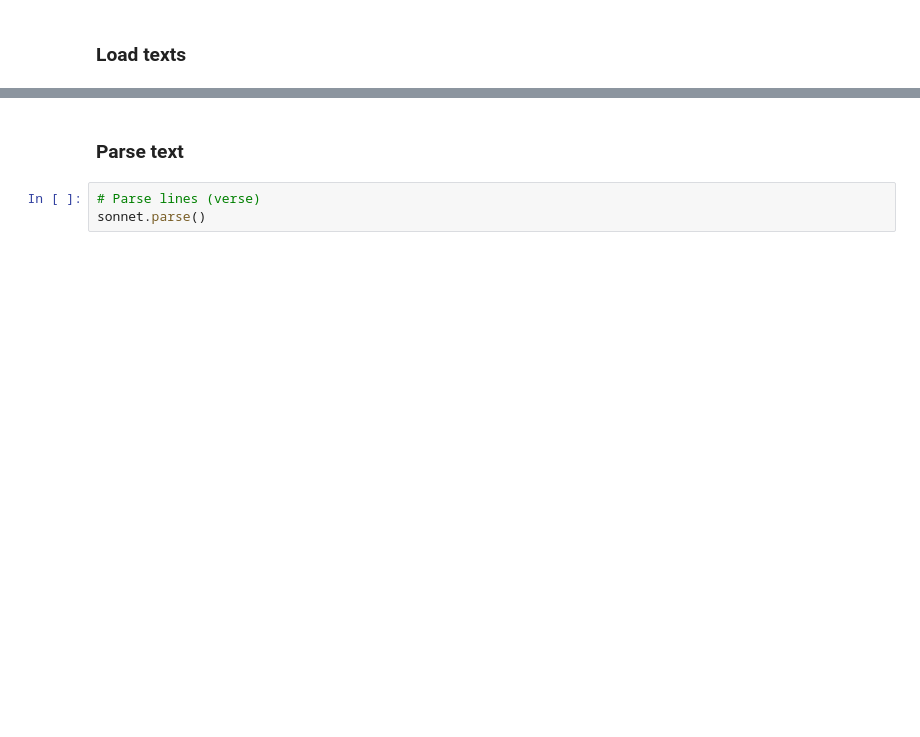
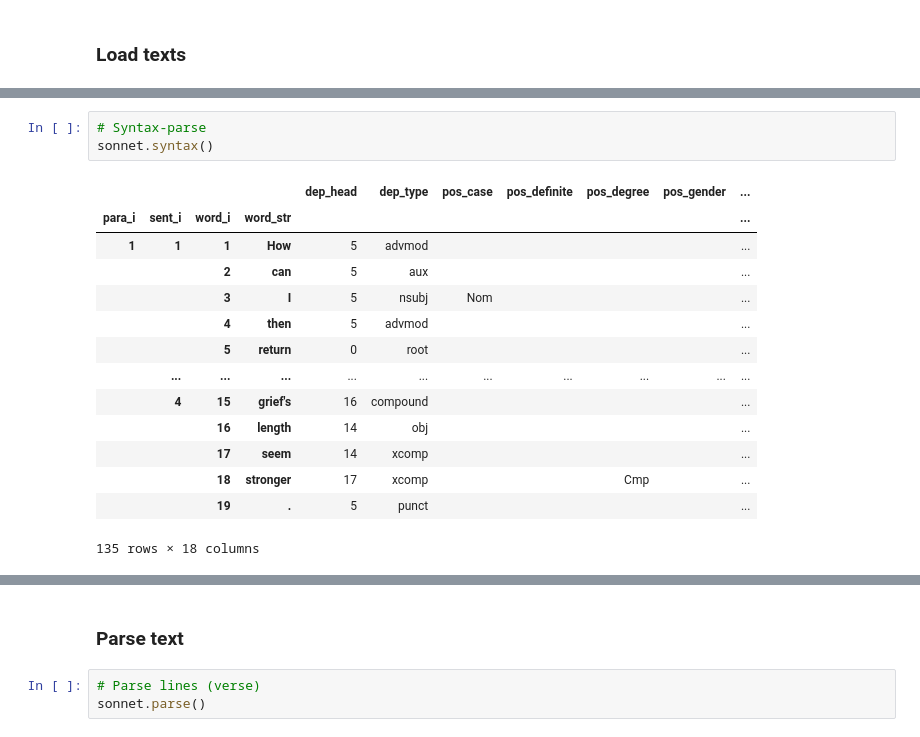
Before and after one commit to quadrismegistus/cadence, a Jupyter notebook: README.ipynb, the cells around one changed output, grey strips where cells are left out. Cells and saved outputs as stored; diff of their text form; blank space fills up the shorter version.

```diff
--- a/README.ipynb
+++ b/README.ipynb
@@ -97,0 +92,18 @@ para.scan()
+# %%
+# Syntax-parse
+sonnet.syntax()
+# %% [output]
+|  |  |  |  | dep_head | dep_type | pos_case | pos_definite | pos_degree | pos_gender | ... |
+| para_i | sent_i | word_i | word_str |  |  |  |  |  |  | ... |
+| 1 | 1 | 1 | How | 5 | advmod |  |  |  |  | ... |
+|  |  | 2 | can | 5 | aux |  |  |  |  | ... |
+|  |  | 3 | I | 5 | nsubj | Nom |  |  |  | ... |
+|  |  | 4 | then | 5 | advmod |  |  |  |  | ... |
+|  |  | 5 | return | 0 | root |  |  |  |  | ... |
+|  | ... | ... | ... | ... | ... | ... | ... | ... | ... | ... |
+|  | 4 | 15 | grief's | 16 | compound |  |  |  |  | ... |
+|  |  | 16 | length | 14 | obj |  |  |  |  | ... |
+|  |  | 17 | seem | 14 | xcomp |  |  |  |  | ... |
+|  |  | 18 | stronger | 17 | xcomp |  |  | Cmp |  | ... |
+|  |  | 19 | . | 5 | punct |  |  |  |  | ... |
+135 rows × 18 columns
```
Also changed, not shown: parts of 24 cells of this notebook, 10 other files.
